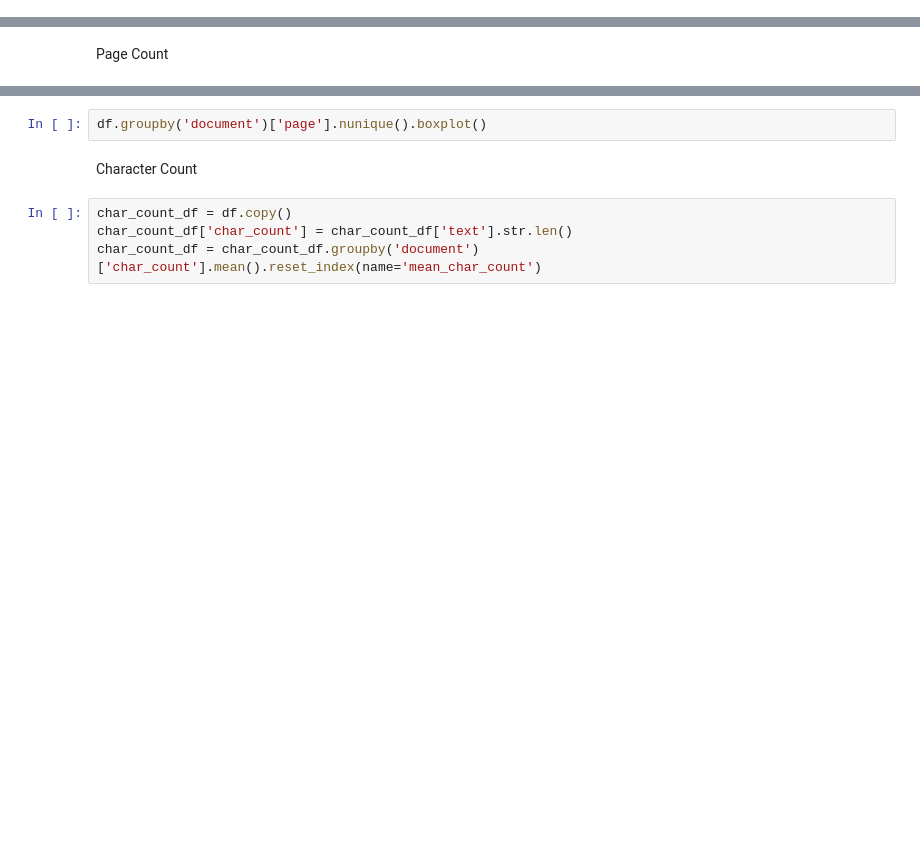
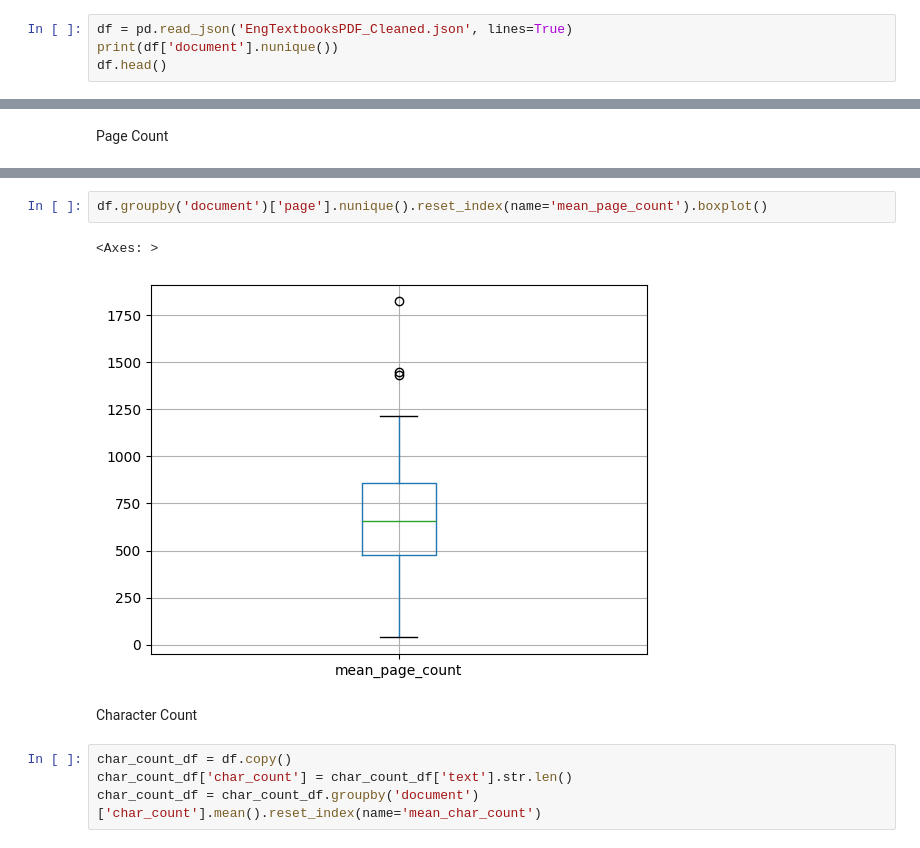
Before and after one commit to jl8771/TextbookGPTApplication, a Jupyter notebook: generate_plots.ipynb, the cells around one changed output, grey strips where cells are left out. Drawn from its saved outputs; the diff is of its cells as text; blank space fills up the shorter version.

Commit message:
Cleaned up EDA and generate plot notebooks

```diff
--- a/generate_plots.ipynb
+++ b/generate_plots.ipynb
@@ -18,0 +7,4 @@ df.head()
+# %%
+df = pd.read_json('EngTextbooksPDF_Cleaned.json', lines=True)
+print(df['document'].nunique())
+df.head()
@@ -23,5 +26,8 @@ df.groupby('document')['page'].nunique().hist(bins=20, grid=False)
 # %%
-df.groupby('document')['page'].nunique().boxplot()
+df.groupby('document')['page'].nunique().reset_index(name='mean_page_count').boxplot()
+# %% [output]
+<Axes: >
+[figure, added]
 # %% [markdown]
 Character Count
 # %%
```
Also changed, not shown: parts of 11 cells of this notebook, 1 other file.
